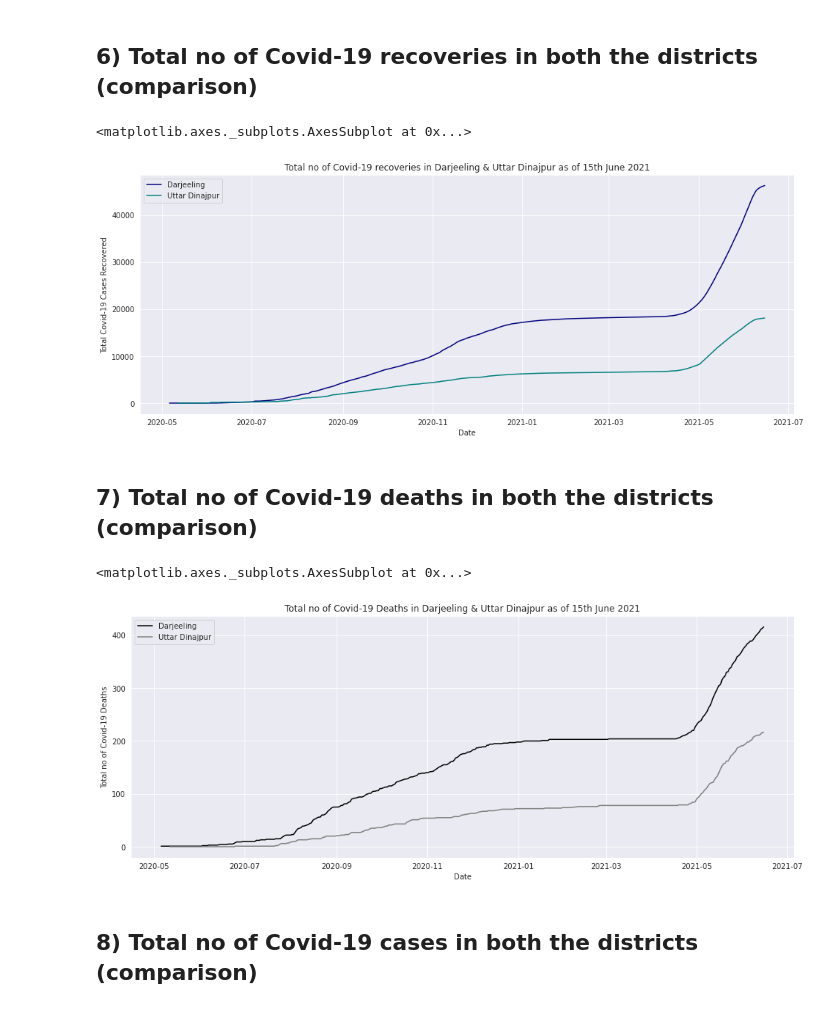
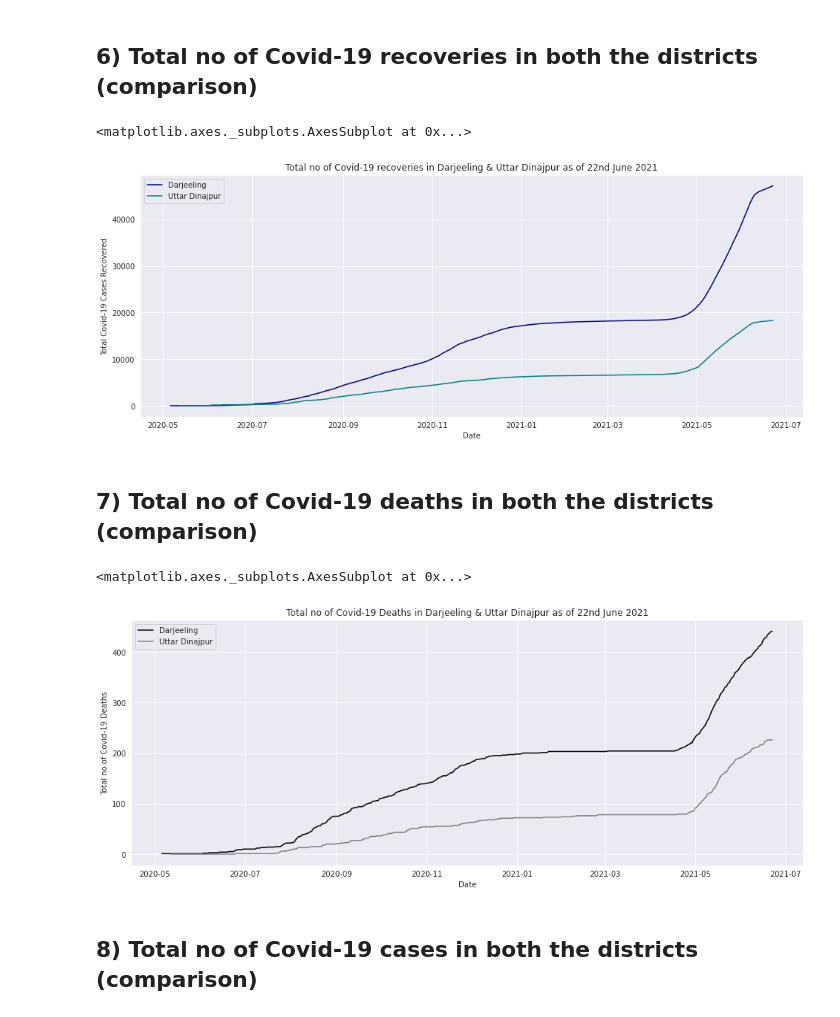
Before and after one commit to biswas-neelesh96/Covid-19-cases-in-two-districts-of-West-Bengal, a Jupyter notebook: Covid_19_Cases_of_Darjeeling_&_Uttar_Dinajpur.ipynb, the cells around one changed output. Drawn from its saved outputs; the diff is of its cells as text; code cells hidden in the pictures.

```diff
--- a/Covid_19_Cases_of_Darjeeling_&_Uttar_Dinajpur.ipynb
+++ b/Covid_19_Cases_of_Darjeeling_&_Uttar_Dinajpur.ipynb
@@ -191,7 +191,7 @@ sns.lineplot(data=data_ud['New Cases in a single day'], label='Uttar Dinajpur',
 # %%
 sns.set_style('darkgrid')
 plt.figure(figsize=(16,6))
-plt.title('Total no of Covid-19 recoveries in Darjeeling & Uttar Dinajpur as of 15th June 2021')
+plt.title('Total no of Covid-19 recoveries in Darjeeling & Uttar Dinajpur as of 22nd June 2021')
 plt.xlabel("Date")
 #plt.xticks(rotation=-45)
 plt.ylabel('Total Covid-19 Cases Recovered')
@@ -199,20 +199,20 @@ sns.lineplot(data=data_darj['Total Recoveries'], label='Darjeeling', color='navy
 sns.lineplot(data=data_ud['Total Recoveries'], label='Uttar Dinajpur', color='teal')
 # %% [output]
 <matplotlib.axes._subplots.AxesSubplot at 0x...>
-[figure, old version]
+[figure, new version]
 # %% [markdown]
 ## 7) Total no of Covid-19 deaths in both the districts (comparison)
 # %%
 plt.figure(figsize=(16,6))
-plt.title('Total no of Covid-19 Deaths in Darjeeling & Uttar Dinajpur as of 15th June 2021')
+plt.title('Total no of Covid-19 Deaths in Darjeeling & Uttar Dinajpur as of 22nd June 2021')
 plt.xlabel("Date")
 #plt.xticks(rotation=-45)
 plt.ylabel('Total no of Covid-19 Deaths')
 sns.lineplot(data=data_darj['Total Deaths'], label='Darjeeling', color='black')
 sns.lineplot(data=data_ud['Total Deaths'], label='Uttar Dinajpur', color='gray')
 # %% [output]
 <matplotlib.axes._subplots.AxesSubplot at 0x...>
-[figure, old version]
+[figure, new version]
 # %% [markdown]
 ## 8) Total no of Covid-19 cases in both the districts (comparison)
 # %%
```
Also changed, not shown: parts of 28 cells of this notebook.
